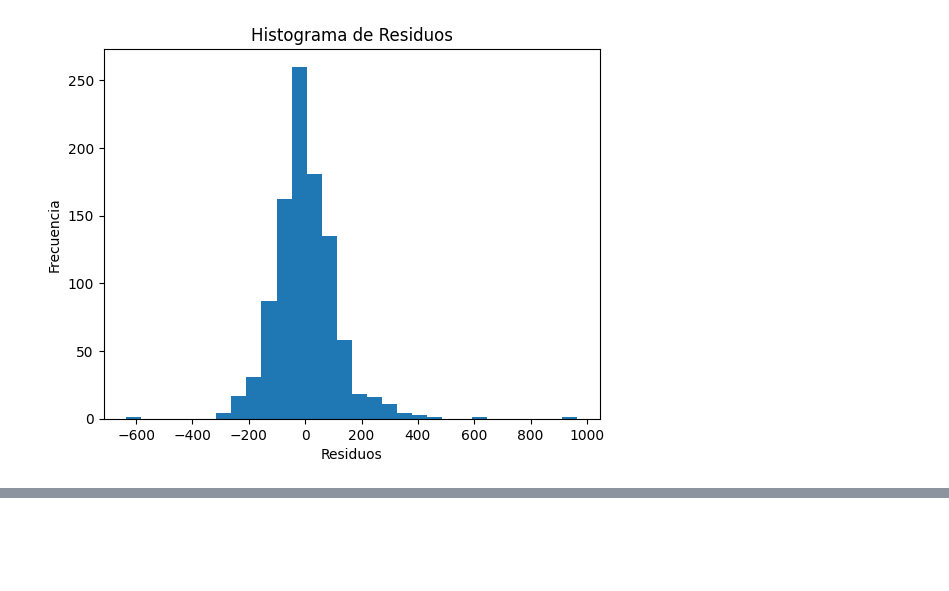
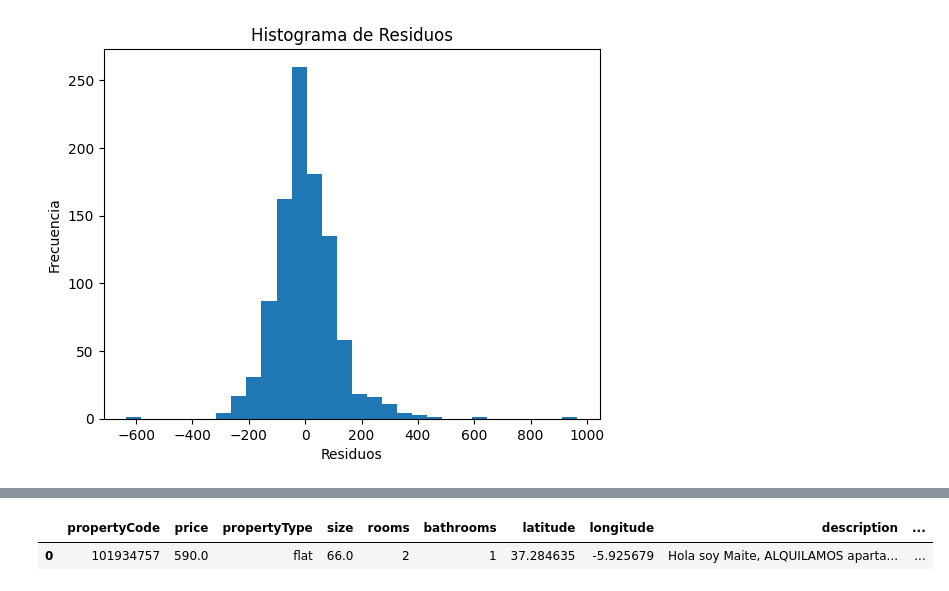
Before and after one commit to ManuelRF86/proyecro_ML_alquiler, a Jupyter notebook: notebooks/05_Analisis_grafico.ipynb, the cells around one changed output, grey strips where cells are left out. Cells and saved outputs as stored; diff of their text form; code cells hidden in the pictures; blank space fills up the shorter version.

```diff
--- a/notebooks/05_Analisis_grafico.ipynb
+++ b/notebooks/05_Analisis_grafico.ipynb
@@ -187,0 +210,5 @@ plt.show()
+# %%
+df.head(1)
+# %% [output]
+|  | propertyCode | price | propertyType | size | rooms | bathrooms | latitude | longitude | description | ... |
+| 0 | 101934757 | 590.0 | flat | 66.0 | 2 | 1 | 37.284635 | -5.925679 | Hola soy Maite, ALQUILAMOS aparta... | ... |
```
Also changed, not shown: parts of 12 cells of this notebook, 1 other file.
